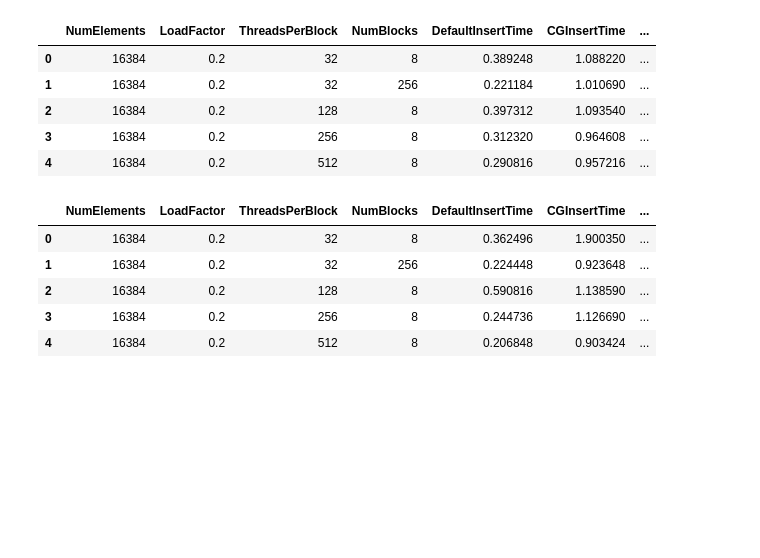
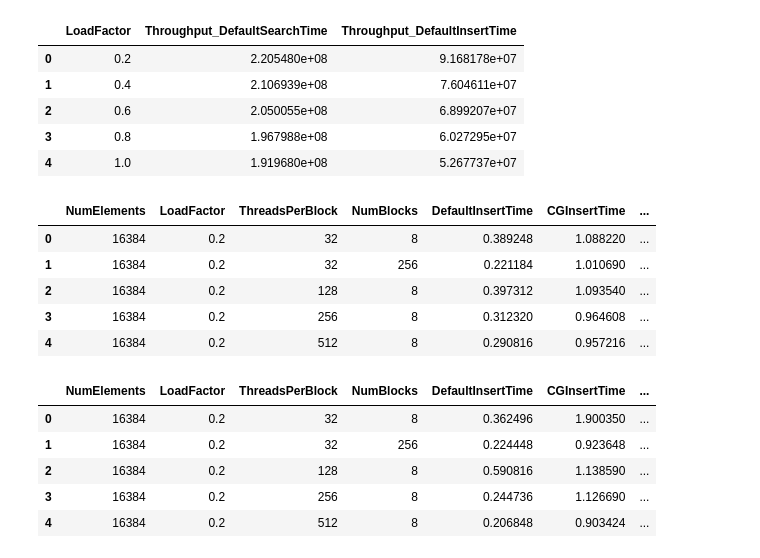
Before and after one commit to sandeepnmenon/gpu_datastructures, a Jupyter notebook: basics/visualize_results.ipynb, the cells around one changed output. Saved outputs shown, nothing was run; the diff lists cells and outputs as text; code cells hidden in the pictures; blank space fills up the shorter version.

```diff
--- a/basics/visualize_results.ipynb
+++ b/basics/visualize_results.ipynb
@@ -7,3 +33,20 @@ import pandas as pd
+# %%
+N = 16777216
+data_N = kokkos_data[kokkos_data['NumElements'] == N]
+
+kokkos_grouped_data = data_N.groupby(['LoadFactor']).agg({
+    'Throughput_DefaultSearchTime': 'max',
+    'Throughput_DefaultInsertTime': 'max'
+}).reset_index()
+
+kokkos_grouped_data.head()
+# %% [output]
+|  | LoadFactor | Throughput_DefaultSearchTime | Throughput_DefaultInsertTime |
+| 0 | 0.2 | 2.205480e+08 | 9.168178e+07 |
+| 1 | 0.4 | 2.106939e+08 | 7.604611e+07 |
+| 2 | 0.6 | 2.050055e+08 | 6.899207e+07 |
+| 3 | 0.8 | 1.967988e+08 | 6.027295e+07 |
+| 4 | 1.0 | 1.919680e+08 | 5.267737e+07 |
 # %%
 data = {}
 cgs = [2,4,8,16]
```
Also changed, not shown: parts of 5 cells of this notebook.
